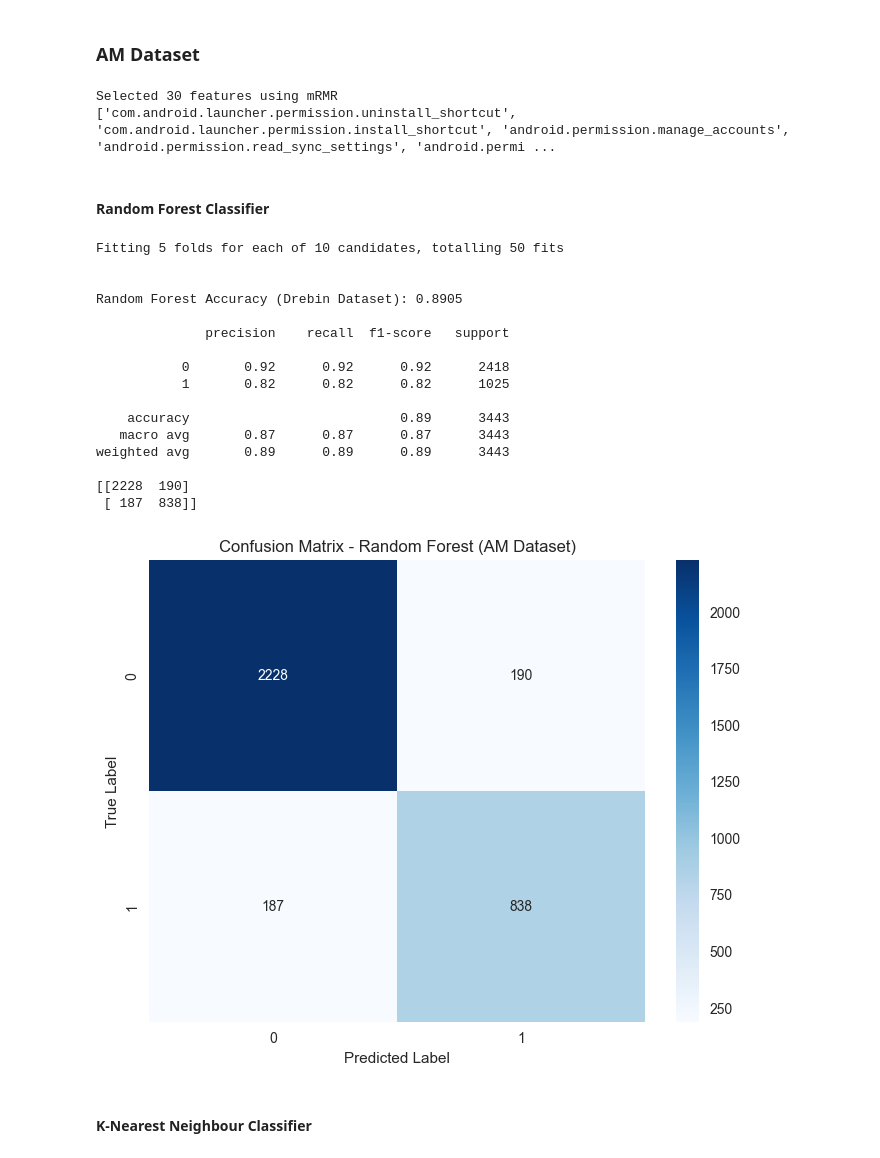
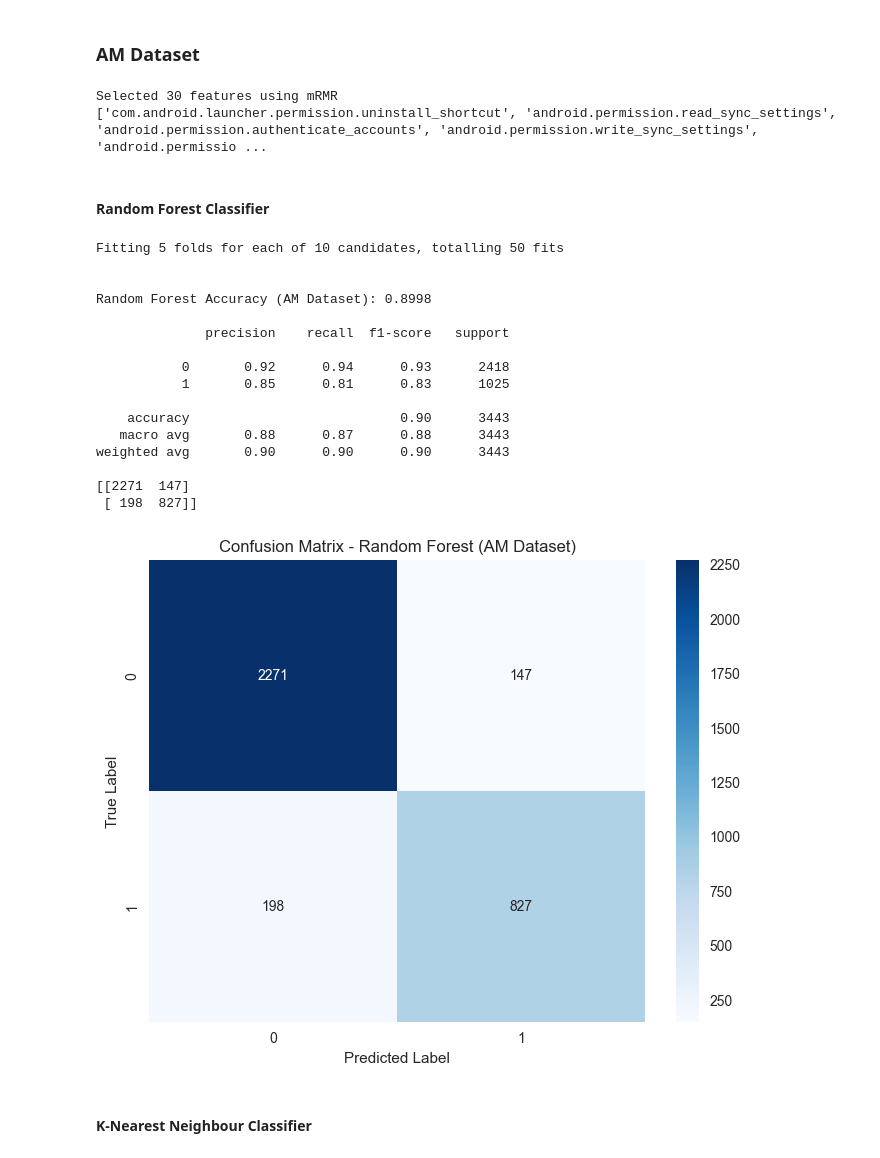
Before and after one commit to Carl-Trebor-Katalbas/MALDROID, a Jupyter notebook: ipynb/MALDROID_dataset.ipynb, the cells around one changed output. Cells and saved outputs as stored; diff of their text form; code cells hidden in the pictures.

```diff
--- a/ipynb/MALDROID_dataset.ipynb
+++ b/ipynb/MALDROID_dataset.ipynb
@@ -228,14 +235,14 @@ y_drebin = drebin['class']
 
 X_train_drebin, X_test_drebin, y_train_drebin, y_test_drebin = train_test_split(X_drebin, y_drebin, test_size=0.3, random_state=42, stratify=y_drebin ,shuffle=True)
 
-X_bal_drebin, y_bal_drebin = ros.fit_resample(X_train_drebin, y_train_drebin)
-
-selected_features_drebin = mrmr_classif(X=X_bal_drebin, y=y_bal_drebin, K=30, n_jobs=-1, show_progress=True)
+selected_features_drebin = mrmr_classif(X=X_train_drebin, y=y_train_drebin, K=30, n_jobs=-1, show_progress=True)
 
 print(f"Selected {len(selected_features_drebin)} features using mRMR")
 print(selected_features_drebin[:10])
 
-X_train_scale_drebin = scaler.fit_transform(X_bal_drebin[selected_features_drebin])
+X_bal_drebin, y_bal_drebin = ros.fit_resample(X_train_drebin[selected_features_drebin], y_train_drebin)
+
+X_train_scale_drebin = scaler.fit_transform(X_bal_drebin)
 X_test_scale_drebin = scaler.transform(X_test_drebin[selected_features_drebin])
 
 X_train_scaled_drebin = pca.fit_transform(X_train_scale_drebin)
@@ -318,14 +328,14 @@ y_am = am_cleaned['class']
 
 X_train_am, X_test_am, y_train_am, y_test_am = train_test_split(X_am, y_am, test_size=0.3, random_state=42, stratify=y_am ,shuffle=True)
 
-X_bal_am, y_bal_am = ros.fit_resample(X_train_am, y_train_am)
-
-selected_features_am = mrmr_classif(X=X_bal_am, y=y_bal_am, K=30, n_jobs=-1, show_progress=True)
+selected_features_am = mrmr_classif(X=X_train_am, y=y_train_am, K=30, n_jobs=-1, show_progress=True)
 
 print(f"Selected {len(selected_features_am)} features using mRMR")
 print(selected_features_am[:10])
 
-X_train_scale_am = scaler.fit_transform(X_bal_am[selected_features_am])
+X_bal_am, y_bal_am = ros.fit_resample(X_train_am[selected_features_am], y_train_am)
+
+X_train_scale_am = scaler.fit_transform(X_bal_am)
 X_test_scale_am = scaler.transform(X_test_am[selected_features_am])
 
 pca = PCA(n_components=0.95)
@@ -333,30 +343,30 @@ X_train_scaled_am = pca.fit_transform(X_train_scale_am)
 X_test_scaled_am = pca.transform(X_test_scale_am)
 # %% [output]
 Selected 30 features using mRMR
-['com.android.launcher.permission.uninstall_shortcut', 'com.android.launcher.permission.install_shortcut', 'android.permission.manage_accounts', 'android.permission.read_sync_settings', 'android.permi ...
+['com.android.launcher.permission.uninstall_shortcut', 'android.permission.read_sync_settings', 'android.permission.authenticate_accounts', 'android.permission.write_sync_settings', 'android.permissio ...
 # %% [markdown]
 #### Random Forest Classifier
 # %%
 # ----- AM Random Forest -----
-rf_function(X_train_scaled_am, y_bal_am, X_test_scaled_am, y_test_am, "AM")
+rf_best_am, rf_accuracy_am, rf_cm_am, rf_pred_am = rf_function(X_train_scaled_am, y_bal_am, X_test_scaled_am, y_test_am, "AM")
 # %% [output]
 Fitting 5 folds for each of 10 candidates, totalling 50 fits
 
 
-Random Forest Accuracy (Drebin Dataset): 0.8905
+Random Forest Accuracy (AM Dataset): 0.8998
 
               precision    recall  f1-score   support
 
-           0       0.92      0.92      0.92      2418
-           1       0.82      0.82      0.82      1025
+           0       0.92      0.94      0.93      2418
+           1       0.85      0.81      0.83      1025
 
-    accuracy                           0.89      3443
-   macro avg       0.87      0.87      0.87      3443
-weighted avg       0.89      0.89      0.89      3443
+    accuracy                           0.90      3443
+   macro avg       0.88      0.87      0.88      3443
+weighted avg       0.90      0.90      0.90      3443
 
-[[2228  190]
- [ 187  838]]
+[[2271  147]
+ [ 198  827]]
-[figure, old version]
+[figure, new version]
 # %% [markdown]
 #### K-Nearest Neighbour Classifier
 # %%
```
Also changed, not shown: parts of 31 cells of this notebook.
